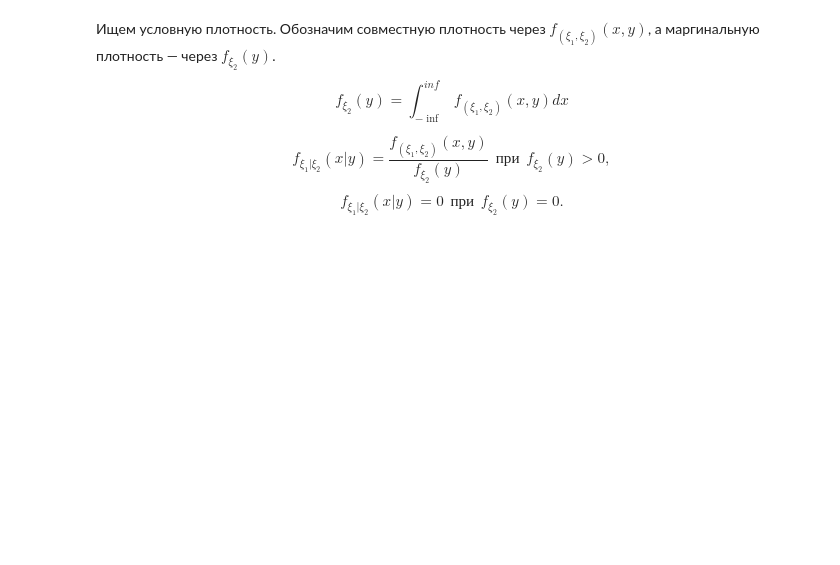
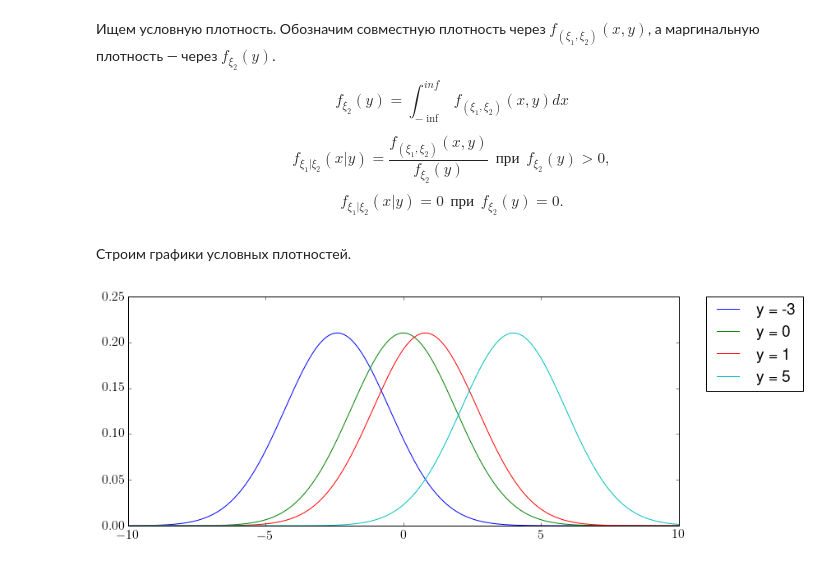
Before and after one commit to Oktosha/stats-2016, a Jupyter notebook: 5_conditional-expectation-I/kolodzey_496_5.1.ipynb, the cells around one changed output. Drawn from its saved outputs; the diff is of its cells as text; code cells hidden in the pictures; blank space fills up the shorter version.

```diff
--- a/5_conditional-expectation-I/kolodzey_496_5.1.ipynb
+++ b/5_conditional-expectation-I/kolodzey_496_5.1.ipynb
@@ -109,22 +107,3 @@ $$f_{\xi_2}(y) = \int_{-\inf}^{inf}f_{(\xi_1, \xi_2)}(x, y)dx$$
 
 $$f_{\xi_1 | \xi_2}(x | y) = \frac{f_{(\xi_1, \xi_2)}(x, y)}{f_{\xi_2}(y)} \mathbb{~~при~~} f_{\xi_2}(y) > 0,$$
 $$f_{\xi_1 | \xi_2}(x | y) = 0 \mathbb{~~при~~} f_{\xi_2}(y) = 0.$$
-# %%
-a=[0, 0]
-sigma=[[10, 8], [8, 10]]
-distr = sps.multivariate_normal(a, sigma)
-
-def marginal_density(y):
-    return quad(lambda x: distr.pdf([x, y]), -np.inf, np.inf)
-
-def conditional_density(x, y):
-    if marginal_density(y) == 0:
-        return 0;
-    return distr.pdf([x, y]) / marginal_density(y)
-
-@np.vectorize
-def conditional_estimate(y):
-    return quad(lambda x: x * conditional_density(x, y), -np.inf, np.inf)
-
-def get_conditional_density_for(y):
-    return np.vectorize(lambda x: conditional_density(x, y))
@@ -130,0 +145,17 @@ def get_conditional_density_for(y):
+# %% [markdown]
+Строим графики условных плотностей.
+# %%
+def draw_conditional_density(y_list, a, sigma):
+    p = ConditionalDensity(a, sigma);
+    grid = np.linspace(-10, 10, num=1000)
+    plt.figure(figsize=(12, 5))
+    for y in y_list:
+        values = [p.calc(x, y) for x in grid]
+        plt.plot(grid, values, label="y = " + str(y))
+
+    plt.legend(bbox_to_anchor=(1.05, 1), loc=2, borderaxespad=0.)
+    plt.show()
+# %%
+draw_conditional_density([-3, 0, 1, 5], [0, 0], [[10, 8], [8, 10]])
+# %% [output]
+[figure, added]
```
Also changed, not shown: parts of 9 cells of this notebook, 3 other files.
